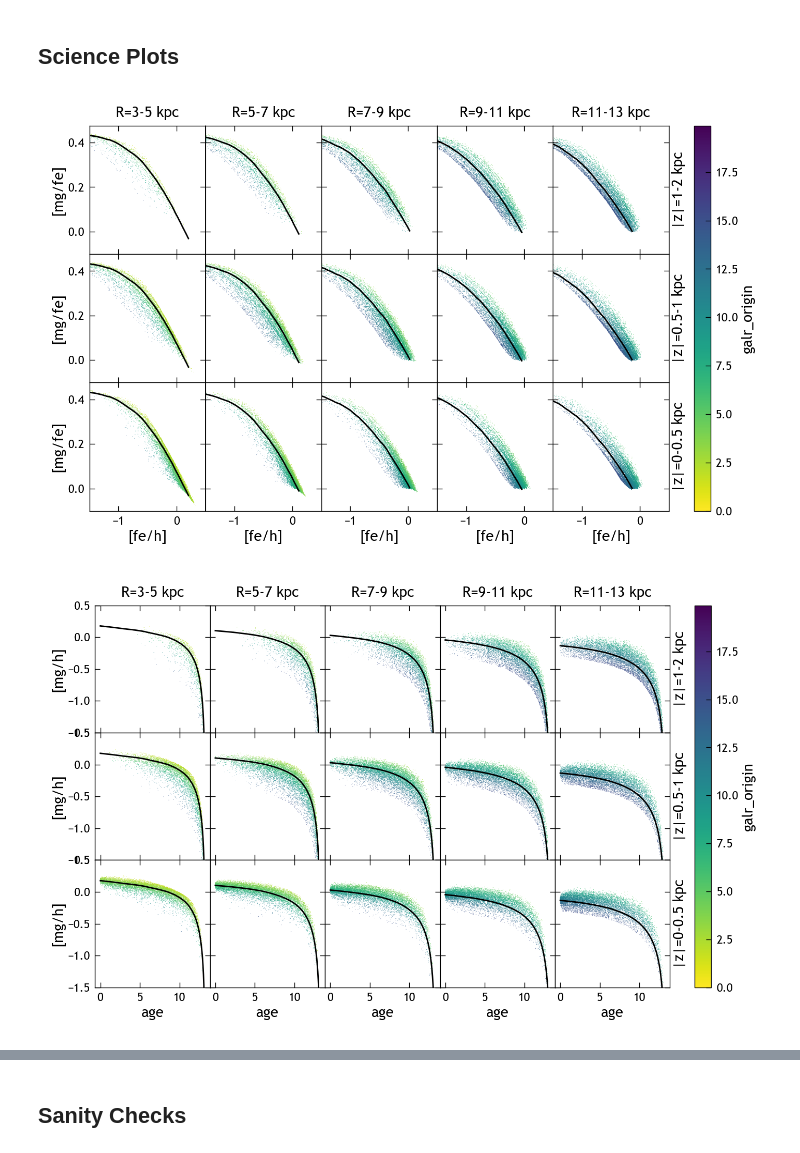
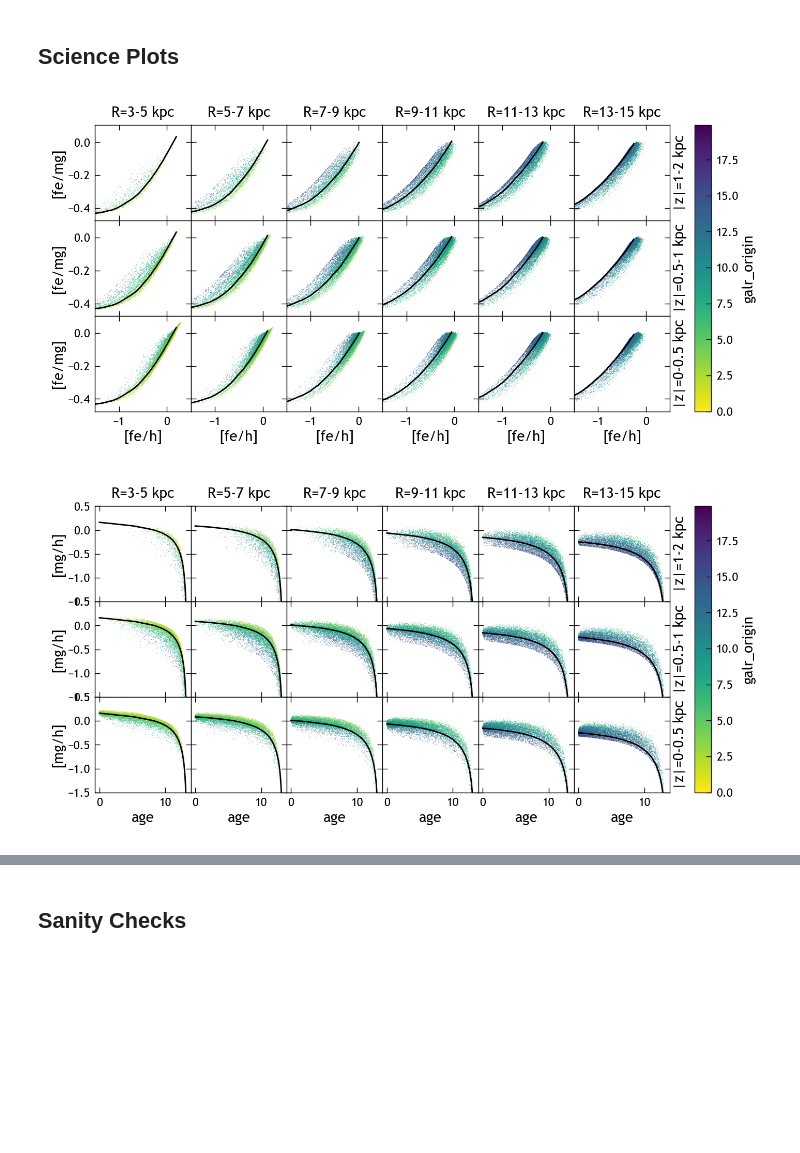
Before and after one commit to lodubay/chemical-clocks, a Jupyter notebook: src/scripts/multizone_plots.ipynb, the cells around one changed output, grey strips where cells are left out. Cells and saved outputs as stored; diff of their text form; code cells hidden in the pictures; blank space fills up the shorter version.

Commit message:
add more science and diagnostic plots

```diff
--- a/src/scripts/multizone_plots.ipynb
+++ b/src/scripts/multizone_plots.ipynb
@@ -17,7 +21,7 @@ plt.style.use(paths.styles / 'notebook.mplstyle')
 OUTPUT_NAME = 'fiducial/diskmodel'
 
 ZONE_WIDTH = 0.1 # kpc
-GALR_BINS = [3, 5, 7, 9, 11, 13]
+GALR_BINS = [3, 5, 7, 9, 11, 13, 15]
 ABSZ_BINS = [0, 0.5, 1, 2]
 
 mzs = MultizoneStars.from_output(OUTPUT_NAME)
@@ -72,7 +76,7 @@ def hayden_plot(
     width = 8
     fig, axs = plt.subplots(
         rows, cols,
-        figsize=(width, (width/cols)*rows),
+        figsize=(width, 0.9*(width/cols)*rows),
         sharex=True, sharey=True,
         gridspec_kw={'hspace': 0., 'wspace': 0.}
     )
@@ -115,15 +119,14 @@ def hayden_plot(
     for ax in axs[:,0]:
         ax.set_ylabel(ycol)
     plt.show()
-    plt.close()
 # %%
-hayden_plot(mzs, '[fe/h]', '[mg/fe]', xlim=(-1.5, 0.5))
+hayden_plot(mzs, '[fe/h]', '[fe/mg]', xlim=(-1.5, 0.5))
 # %% [output]
-[figure, old version]
+[figure, new version]
 # %%
 hayden_plot(mzs, 'age', '[mg/h]', ylim=(-1.5, 0.5))
 # %% [output]
-[figure, old version]
+[figure, new version]
 # %%
 hayden_plot(mzs, '[mg/h]', '[ce/mg]', xlim=(-1.1, 0.4), color_by='age', cmap='Spectral_r')
 # %% [output]
```
Also changed, not shown: parts of 16 cells of this notebook.
